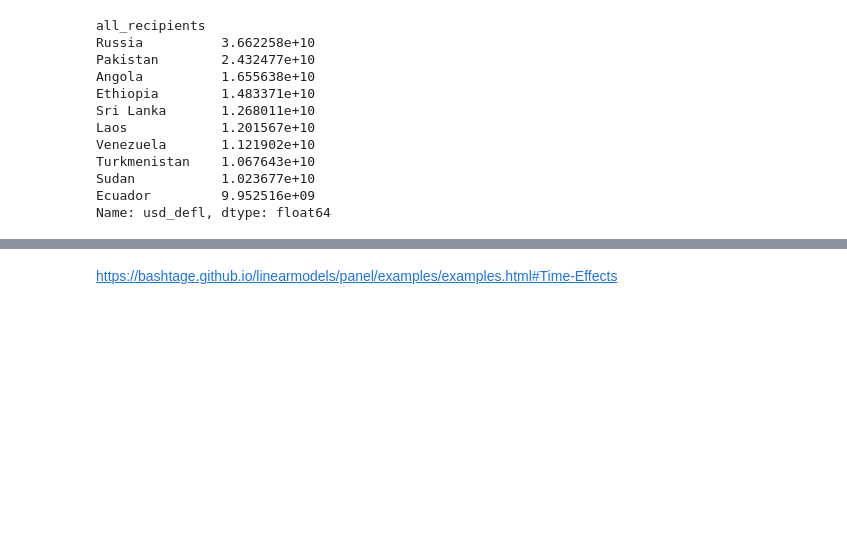
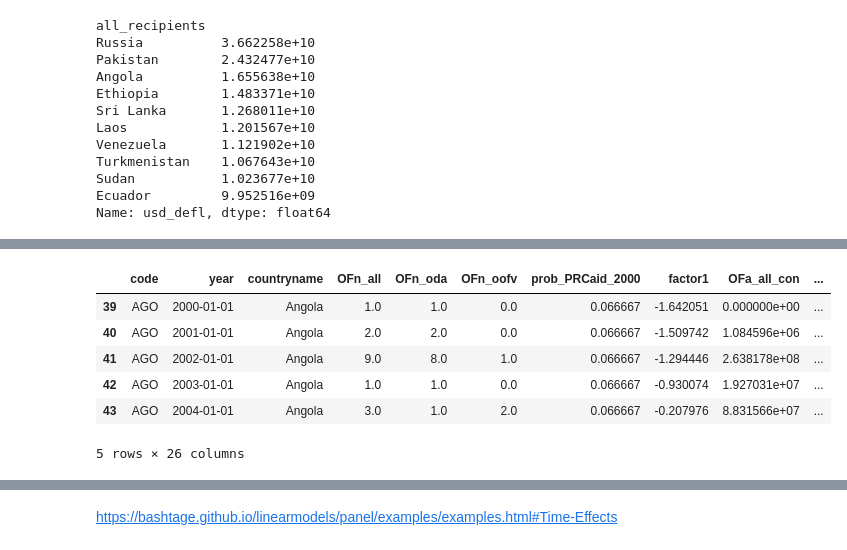
Before and after one commit to JonathanWillnow/ose-data-science-course-project-JonathanWillnow, a Jupyter notebook: JonathanWillnowOSE.ipynb, the cells around one changed output, grey strips where cells are left out. Saved outputs shown, nothing was run; the diff lists cells and outputs as text; code cells hidden in the pictures; blank space fills up the shorter version.

```diff
--- a/JonathanWillnowOSE.ipynb
+++ b/JonathanWillnowOSE.ipynb
@@ -464,0 +324,19 @@ strong multicollinearity or other numerical problems.
+# %%
+data3 = pd.read_stata("data/AEJ2020 allocation.dta")
+######
+# preparing the data
+#data3 = data3[data3.year >= "2000-01-01"].copy()
+
+data3.replace([np.inf, -np.inf], np.nan, inplace=True)
+data3 = data3.dropna(0)
+
+###########
+data3.head(5)
+# %% [output]
+|  | code | year | countryname | OFn_all | OFn_oda | OFn_oofv | prob_PRCaid_2000 | factor1 | OFa_all_con | ... |
+| 39 | AGO | 2000-01-01 | Angola | 1.0 | 1.0 | 0.0 | 0.066667 | -1.642051 | 0.000000e+00 | ... |
+| 40 | AGO | 2001-01-01 | Angola | 2.0 | 2.0 | 0.0 | 0.066667 | -1.509742 | 1.084596e+06 | ... |
+| 41 | AGO | 2002-01-01 | Angola | 9.0 | 8.0 | 1.0 | 0.066667 | -1.294446 | 2.638178e+08 | ... |
+| 42 | AGO | 2003-01-01 | Angola | 1.0 | 1.0 | 0.0 | 0.066667 | -0.930074 | 1.927031e+07 | ... |
+| 43 | AGO | 2004-01-01 | Angola | 3.0 | 1.0 | 2.0 | 0.066667 | -0.207976 | 8.831566e+07 | ... |
+5 rows × 26 columns
```
Also changed, not shown: parts of 45 cells of this notebook.
